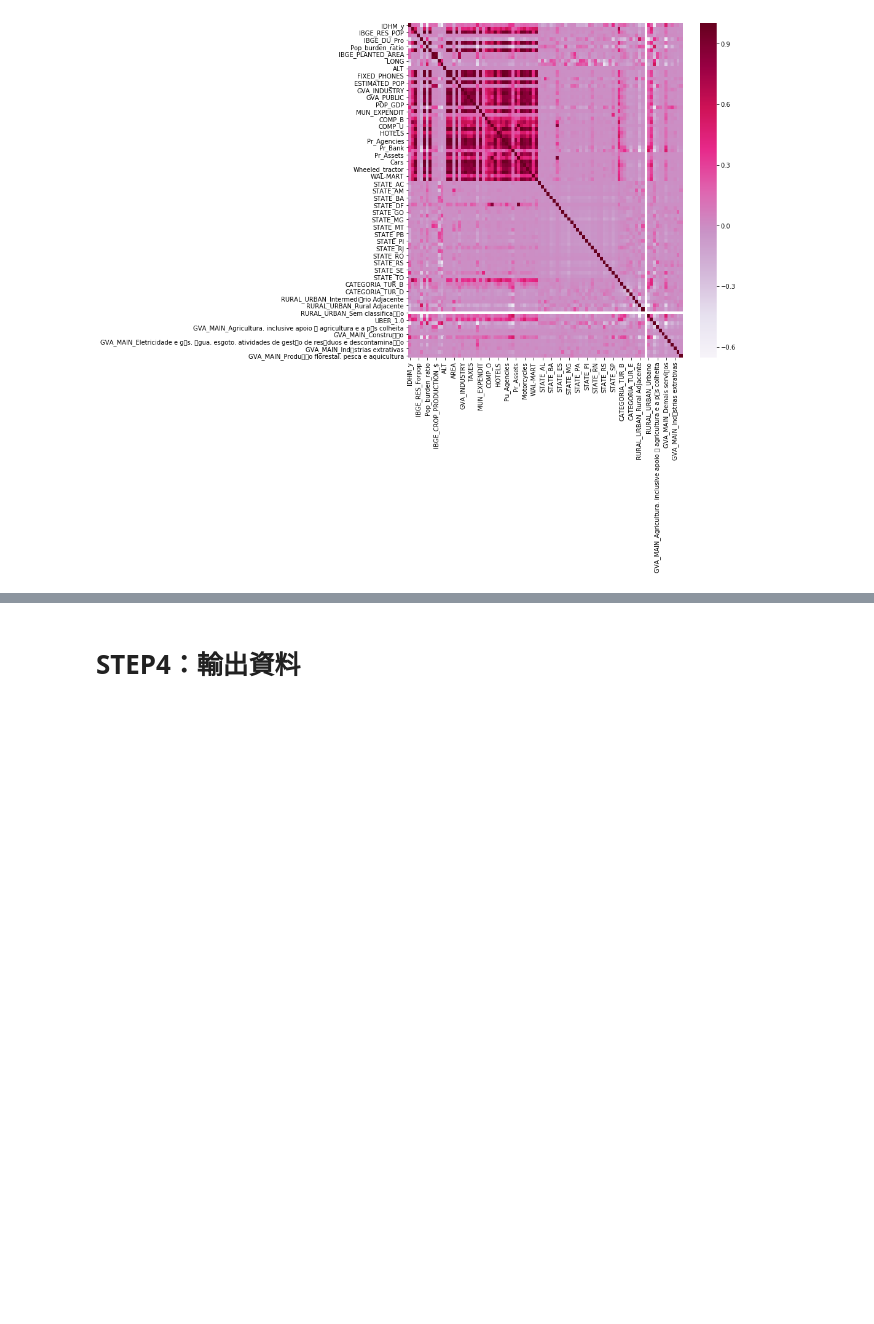
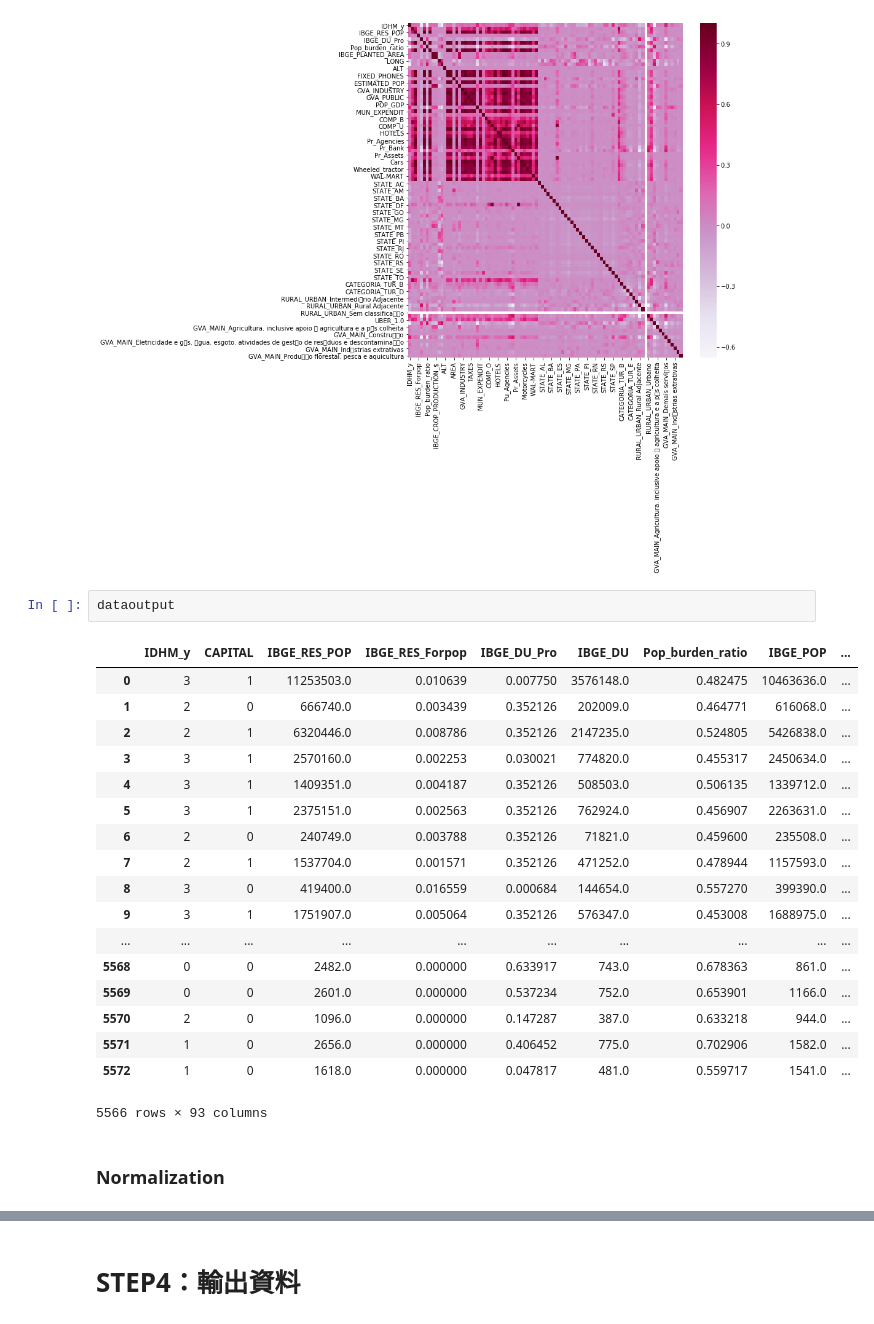
Before and after one commit to 1072-datascience/finalproject-ds_fadatsai, a Jupyter notebook: code/DF_final_showcode.ipynb, the cells around one changed output, grey strips where cells are left out. Saved outputs shown, nothing was run; the diff lists cells and outputs as text; blank space fills up the shorter version.

Commit message:
normalization

```diff
--- a/code/DF_final_showcode.ipynb
+++ b/code/DF_final_showcode.ipynb
@@ -515,3 +528,26 @@ sns.heatmap(dataoutput.corr(),cmap='PuRd')
 # %% [output]
 <matplotlib.axes._subplots.AxesSubplot at 0x...>
 [figure]
+# %%
+dataoutput
+# %% [output]
+|  | IDHM_y | CAPITAL | IBGE_RES_POP | IBGE_RES_Forpop | IBGE_DU_Pro | IBGE_DU | Pop_burden_ratio | IBGE_POP | ... |
+| 0 | 3 | 1 | 11253503.0 | 0.010639 | 0.007750 | 3576148.0 | 0.482475 | 10463636.0 | ... |
+| 1 | 2 | 0 | 666740.0 | 0.003439 | 0.352126 | 202009.0 | 0.464771 | 616068.0 | ... |
+| 2 | 2 | 1 | 6320446.0 | 0.008786 | 0.352126 | 2147235.0 | 0.524805 | 5426838.0 | ... |
+| 3 | 3 | 1 | 2570160.0 | 0.002253 | 0.030021 | 774820.0 | 0.455317 | 2450634.0 | ... |
+| 4 | 3 | 1 | 1409351.0 | 0.004187 | 0.352126 | 508503.0 | 0.506135 | 1339712.0 | ... |
+| 5 | 3 | 1 | 2375151.0 | 0.002563 | 0.352126 | 762924.0 | 0.456907 | 2263631.0 | ... |
+| 6 | 2 | 0 | 240749.0 | 0.003788 | 0.352126 | 71821.0 | 0.459600 | 235508.0 | ... |
+| 7 | 2 | 1 | 1537704.0 | 0.001571 | 0.352126 | 471252.0 | 0.478944 | 1157593.0 | ... |
+| 8 | 3 | 0 | 419400.0 | 0.016559 | 0.000684 | 144654.0 | 0.557270 | 399390.0 | ... |
+| 9 | 3 | 1 | 1751907.0 | 0.005064 | 0.352126 | 576347.0 | 0.453008 | 1688975.0 | ... |
+| ... | ... | ... | ... | ... | ... | ... | ... | ... | ... |
+| 5568 | 0 | 0 | 2482.0 | 0.000000 | 0.633917 | 743.0 | 0.678363 | 861.0 | ... |
+| 5569 | 0 | 0 | 2601.0 | 0.000000 | 0.537234 | 752.0 | 0.653901 | 1166.0 | ... |
+| 5570 | 2 | 0 | 1096.0 | 0.000000 | 0.147287 | 387.0 | 0.633218 | 944.0 | ... |
+| 5571 | 1 | 0 | 2656.0 | 0.000000 | 0.406452 | 775.0 | 0.702906 | 1582.0 | ... |
+| 5572 | 1 | 0 | 1618.0 | 0.000000 | 0.047817 | 481.0 | 0.559717 | 1541.0 | ... |
+5566 rows × 93 columns
+# %% [markdown]
+### Normalization
```
Also changed, not shown: parts of 7 cells of this notebook.
